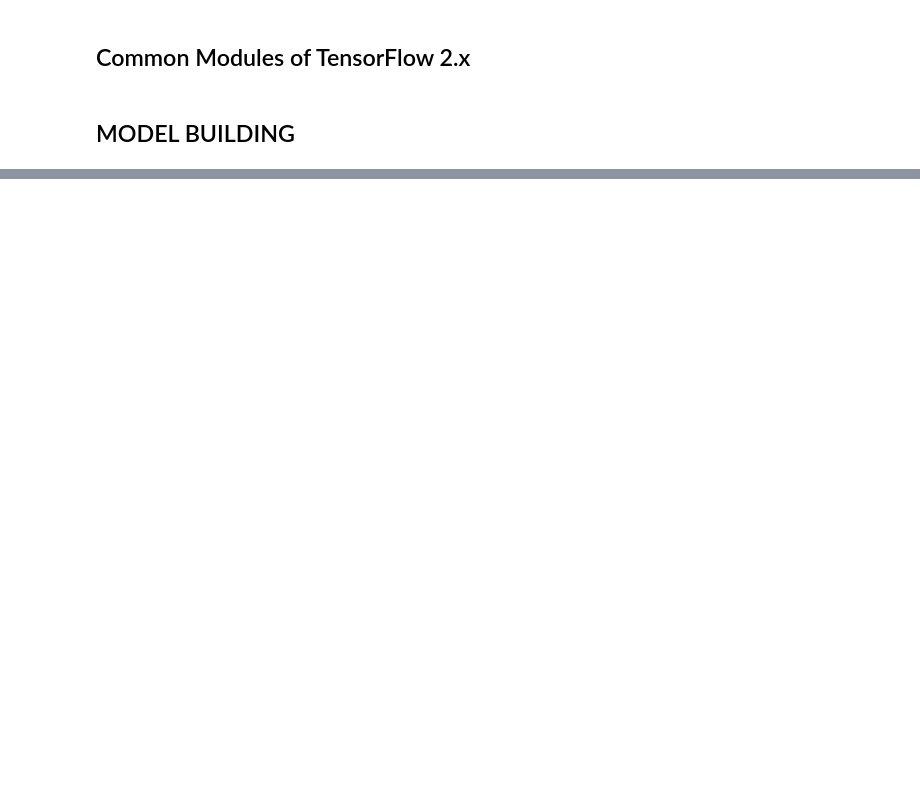
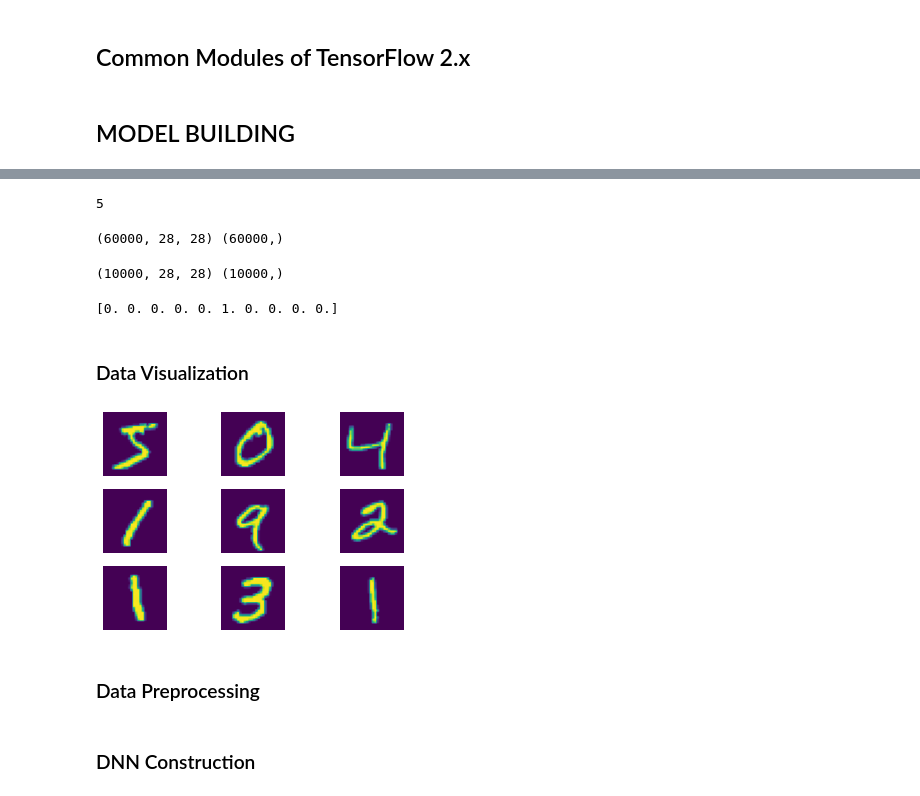
Before and after one commit to paul-ontita/tensorflow-introduction, a Jupyter notebook: tensorflowintroduction.ipynb, the cells around one changed output, grey strips where cells are left out. Drawn from its saved outputs; the diff is of its cells as text; code cells hidden in the pictures; blank space fills up the shorter version.

```diff
--- a/tensorflowintroduction.ipynb
+++ b/tensorflowintroduction.ipynb
@@ -431,0 +535,2 @@ model.add(layers.Dense(10, activation ='softmax'))
+# %%
+(x_train_raw, y_train_raw), (x_test_raw, y_test_raw) = datasets.mnist.load_data()
@@ -431,0 +540,35 @@ model.add(layers.Dense(10, activation ='softmax'))
+# %%
+print(y_train_raw[0])
+# %% [output]
+5
+# %%
+print(x_train_raw.shape, y_train_raw.shape)
+# %% [output]
+(60000, 28, 28) (60000,)
+# %%
+print(x_test_raw.shape, y_test_raw.shape)
+# %% [output]
+(10000, 28, 28) (10000,)
+# %%
+#Convert the labels into one-hot codes.
+num_classes = 10
+y_train = keras.utils.to_categorical(y_train_raw, num_classes)
+y_test = keras.utils.to_categorical(y_test_raw, num_classes)
+print(y_train[0])
+# %% [output]
+[0. 0. 0. 0. 0. 1. 0. 0. 0. 0.]
+# %% [markdown]
+### Data Visualization
+# %%
+plt.figure()
+for i in range(9):
+
+    plt.subplot(3,3,i+1)
+    plt.imshow(x_train_raw[i])
+#     plt.ylabel(y[i].numpy())
+    plt.axis('off')
+plt.show()
+# %% [output]
+[figure, added]
+# %% [markdown]
+### Data Preprocessing
@@ -431,0 +584,2 @@ model.add(layers.Dense(10, activation ='softmax'))
+# %% [markdown]
+### DNN Construction
```
Also changed, not shown: parts of 52 cells of this notebook, 2 other files.
